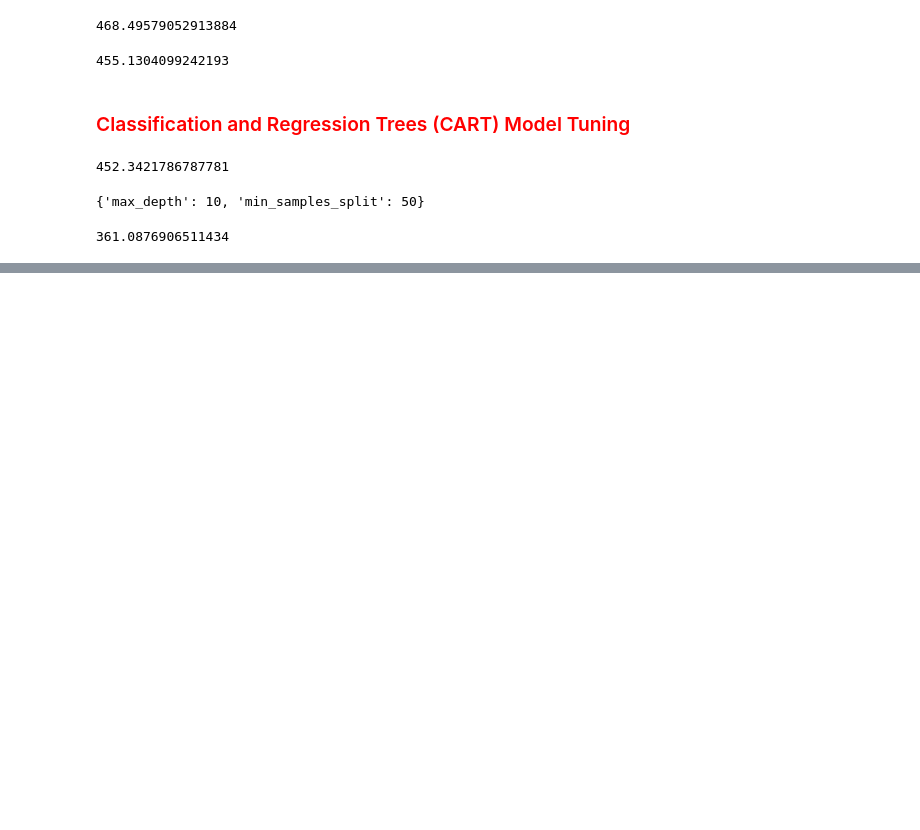
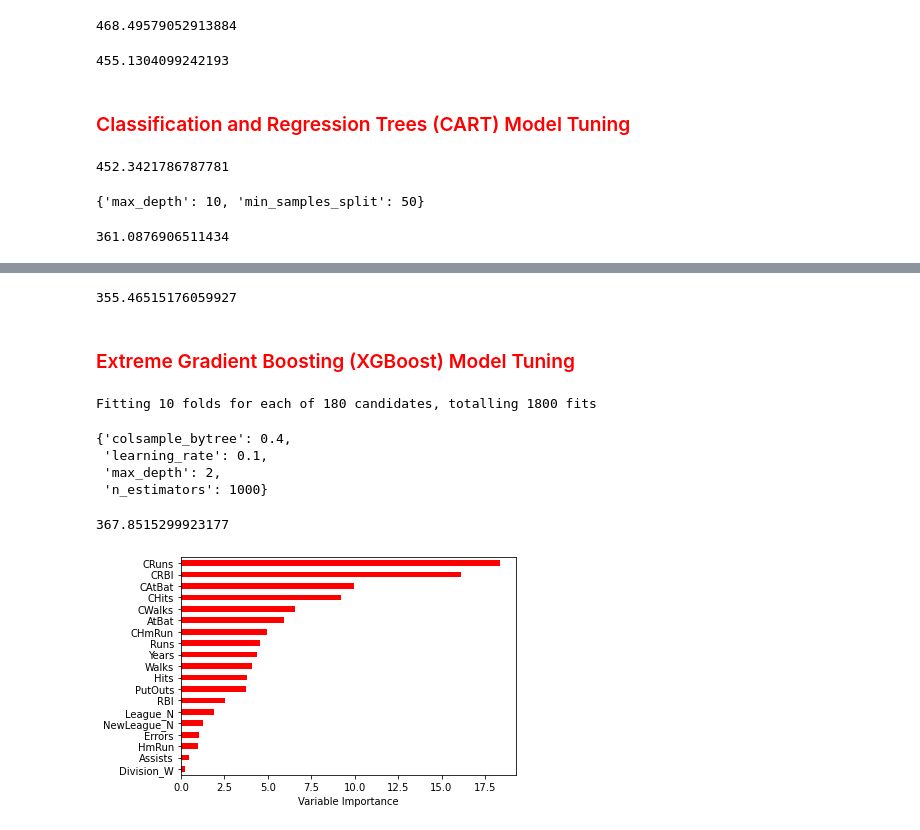
Before and after one commit to alpertknn/Machine-Learning-Notes, a Jupyter notebook: ML102/Machine Learning II.ipynb, the cells around one changed output, grey strips where cells are left out. Cells and saved outputs as stored; diff of their text form; code cells hidden in the pictures; blank space fills up the shorter version.

```diff
--- a/ML102/Machine Learning II.ipynb
+++ b/ML102/Machine Learning II.ipynb
@@ -429,0 +680,51 @@ np.sqrt(mean_squared_error(y_test,predicted)) # RMSE TEST ERROR
+# %%
+df=pd.read_csv("./csv_files/Hitters.csv")
+df.dropna(inplace=True)
+dms=pd.get_dummies(df[["League","Division","NewLeague"]])
+y=df[["Salary"]]
+X_=df.drop(columns=["Salary","League","Division","NewLeague"],axis=1).astype("float64")
+X=pd.concat([X_,dms[["League_N","Division_W","NewLeague_N"]]],axis=1)
+X_train, X_test, y_train, y_test= train_test_split(X,y,test_size=0.25,random_state=42)
+# %%
+xgb_model=XGBRegressor().fit(X_train,y_train)
+predicted=xgb_model.predict(X_test)
+np.sqrt(mean_squared_error(y_test,predicted))
+# %% [output]
+355.46515176059927
+# %% [markdown]
+### <font color="red">Extreme Gradient Boosting (XGBoost) Model Tuning </font>
+# %%
+# laerning_rate is used to avoid overfitting
+# n_estimators -> how many trees will be used
+# colsample_bytree -> it states the rate of subsamples which are gotten from trees
+xgb_params={"learning_rate":[0.1,0.01,0.5],
+           "max_depth":[2,3,4,5,8],
+           "n_estimators":[100,200,500,1000],
+           "colsample_bytree":[0.4,0.7,1]}
+xgbcv_model=GridSearchCV(xgb_model,param_grid=xgb_params,cv=10,n_jobs=-1,verbose=2).fit(X_train,y_train)
+# %% [output]
+Fitting 10 folds for each of 180 candidates, totalling 1800 fits
+# %%
+xgbcv_model.best_params_
+# %% [output]
+{'colsample_bytree': 0.4,
+ 'learning_rate': 0.1,
+ 'max_depth': 2,
+ 'n_estimators': 1000}
+# %%
+# final model
+
+final_model=XGBRegressor(n_estimators=1000,learning_rate=0.1,colsample_bytree=0.4,max_depth=2).fit(X_train,y_train)
+predicted=final_model.predict(X_test)
+np.sqrt(mean_squared_error(y_test,predicted))
+# %% [output]
+367.8515299923177
+# %%
+importance = pd.DataFrame({"importance":final_model.feature_importances_*100},index=X_train.columns)
+
+importance.sort_values(by="importance",ascending=True).plot(kind="barh",color="r")
+
+plt.xlabel("Variable Importance")
+plt.gca().legend_=None
+# %% [output]
+[figure, added]
```
Also changed, not shown: parts of 47 cells of this notebook, 16 other files.
